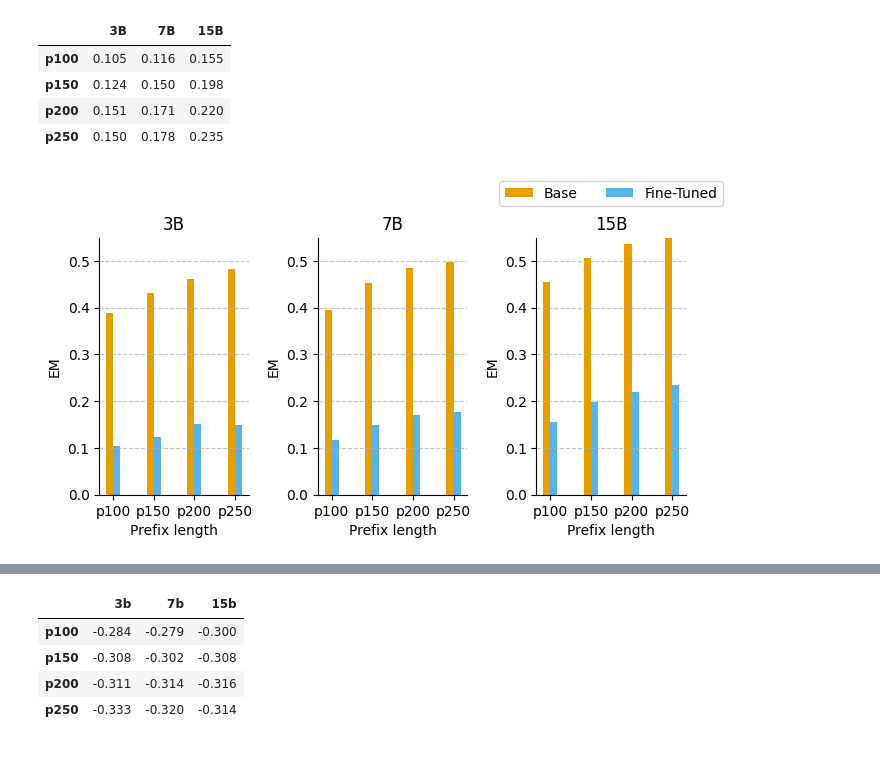
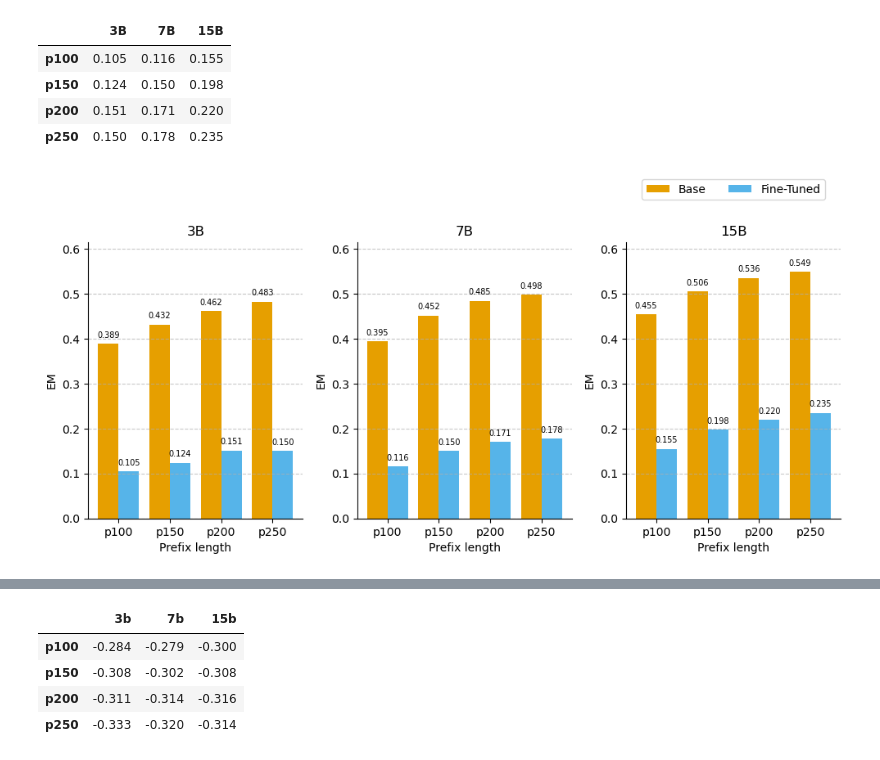
Before and after one commit to AISE-TUDelft/LLM4Code-memtune-ext, a Jupyter notebook: experiments/full_precision/forgeting/results/p_results_forget.ipynb, the cells around one changed output, grey strips where cells are left out. Drawn from its saved outputs; the diff is of its cells as text; code cells hidden in the pictures.

Commit message:
plot: improve coherence

```diff
--- a/experiments/full_precision/forgeting/results/p_results_forget.ipynb
+++ b/experiments/full_precision/forgeting/results/p_results_forget.ipynb
@@ -240,6 +281,17 @@ plt.rc("axes", prop_cycle=line_cycler)
 bar1 = ax.bar(np.array(indices) - width/2, ep0, width, label='pre-train')
 bar2 = ax.bar(np.array(indices) + width/2, ep3, width,  label='fine-tune')
 
+# Add value labels on top of bars
+for i, (b1, b2) in enumerate(zip(bar1, bar2)):
+    height1 = b1.get_height()
+    height2 = b2.get_height()
+
+    # Add text labels showing exact EM scores
+    ax.text(b1.get_x() + b1.get_width()/2., height1 + 0.01,
+            f'{height1:.3f}', ha='center', va='bottom', fontsize=8)
+    ax.text(b2.get_x() + b2.get_width()/2., height2 + 0.01,
+            f'{height2:.3f}', ha='center', va='bottom', fontsize=8)
+
 # Set the x-ticks and x-tick labels
 ax.set_xticks(indices)
 ax.set_xticklabels(names)
@@ -252,11 +304,9 @@ ax.spines["right"].set_visible(False)
 #ax.spines["left"].set_visible(False)
 ax.spines["top"].set_visible(False)
 
-ax.legend(loc='upper center', bbox_to_anchor=(0.5, 1.15), ncol=6)
+ax.legend(loc='upper right', bbox_to_anchor=(0.3, 1.05), ncol=1)
 ax.grid(axis='y', linestyle='--', alpha=0.7)
 
-# Add legend
-ax.legend()
 
 plt.show()
 fig.savefig('./attack_forget_msize.pdf', format='pdf')
@@ -522,12 +613,12 @@ df_plen_ep3
 plt.rc("axes", prop_cycle=line_cycler)
 
 
-fig, axes = plt.subplots(1, 3, figsize=(7, 4))  # Increased figure width
+fig, axes = plt.subplots(1, 3, figsize=(10, 5))  # Increased figure width
 axes = axes.flatten()
 
 # Number of bars (prefix lengths)
 num_bars = len(df_plen_ep0.index)
-bar_width = 0.35
+bar_width = 0.8
 
 # Define a color palette
 labels = ['3B', '7B', '15B']
@@ -545,35 +636,46 @@ for i, label in enumerate(labels):
     # Positions for the bars in this group
     positions_ep0 = bar_positions - width / 2  # center align ptrain bars
     positions_ep3 = bar_positions + width / 2  # center align ftune bars
 
-    ax.bar(positions_ep0, df_plen_ep0[label], width, label='Base')
-    ax.bar(positions_ep3, df_plen_ep3[label], width, label='Fine-Tuned')
+    bars1 = ax.bar(positions_ep0, df_plen_ep0[label], width, label='Base')
+    bars2 = ax.bar(positions_ep3, df_plen_ep3[label], width, label='Fine-Tuned')
+
+    # Add value labels on top of bars
+    for j, (bar1, bar2) in enumerate(zip(bars1, bars2)):
+        height1 = bar1.get_height()
+        height2 = bar2.get_height()
+
+        # Add text labels showing exact EM scores
+        ax.text(bar1.get_x() + bar1.get_width()/2., height1 + 0.01,
+                f'{height1:.3f}', ha='center', va='bottom', fontsize=7)
+        ax.text(bar2.get_x() + bar2.get_width()/2., height2 + 0.01,
+                f'{height2:.3f}', ha='center', va='bottom', fontsize=7)
 
     # Hide all but the bottom spines (axis lines)
     ax.spines["right"].set_visible(False)
     ax.spines["top"].set_visible(False)
 
     ax.set_xlabel('Prefix length')
     ax.set_ylabel('EM')
     ax.set_title(f'{label}')
 
     #ax.legend(loc='upper center', bbox_to_anchor=(0.5, 1.15), ncol=2)
 
-    # Set the same y-axis limit
-    ax.set_ylim(0, max_value)
+    # Set the same y-axis limit with padding for labels
+    ax.set_ylim(0, max_value * 1.12)  # Add 12% padding for labels
 
     # Set x-ticks to the center of the bars
     ax.set_xticks(bar_positions)
     ax.set_xticklabels(df_plen_ep0.index)
 
     # Optional grid
     ax.grid(axis='y', linestyle='--', alpha=0.7)
 
 #plt.legend(bbox_to_anchor=(1, 1))
 #plt.legend(loc='upper left', bbox_to_anchor=(-2.4, 1.3), ncol=2)
 plt.legend(loc='upper center', bbox_to_anchor=(0.5, 1.25), ncol=2)
 plt.tight_layout()
 plt.show()
 fig.savefig('./attack_forget_plen.pdf', format='pdf')
 # %% [output]
-[figure, old version]
+[figure, new version]
```
Also changed, not shown: parts of 11 cells of this notebook, 29 other files.
